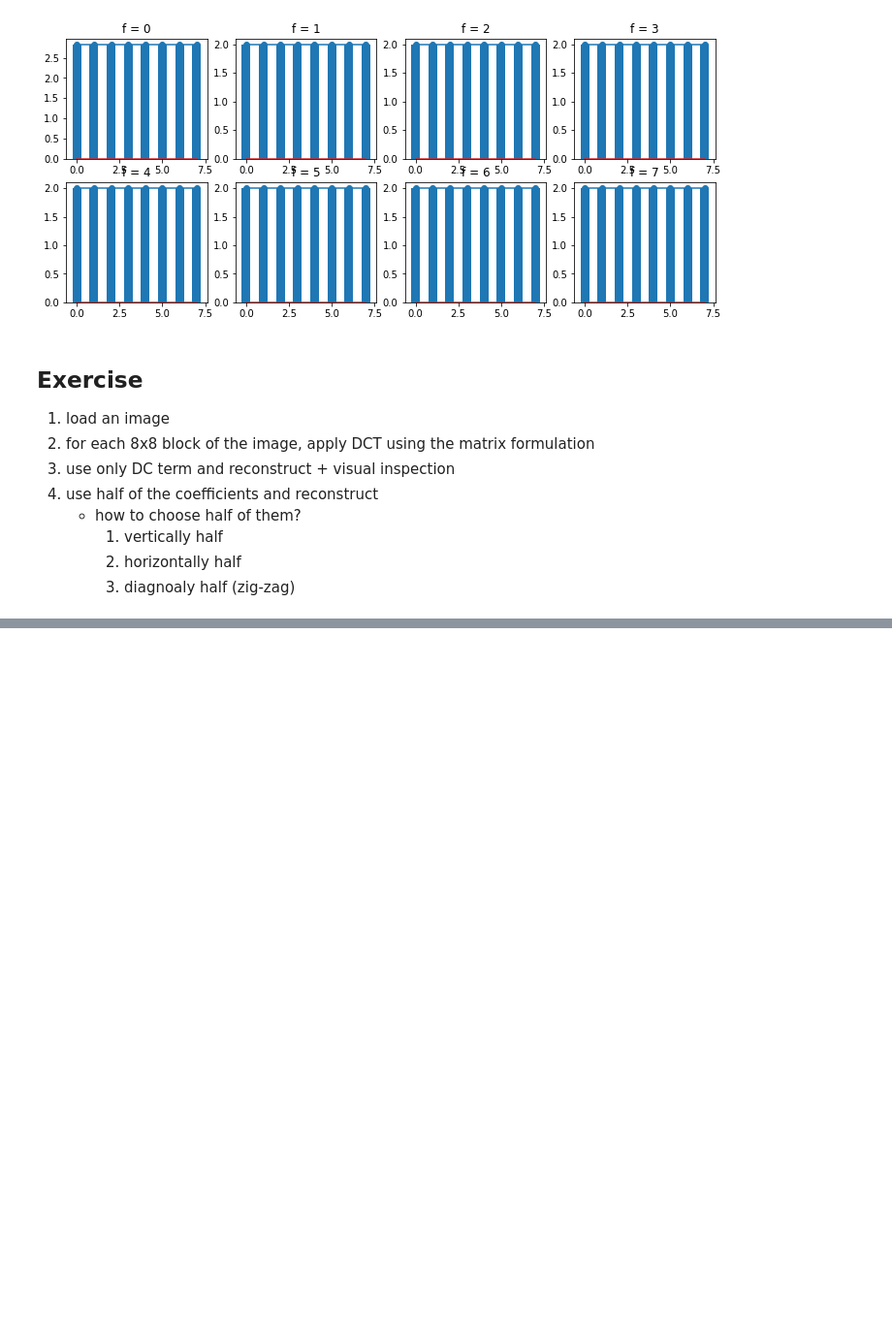
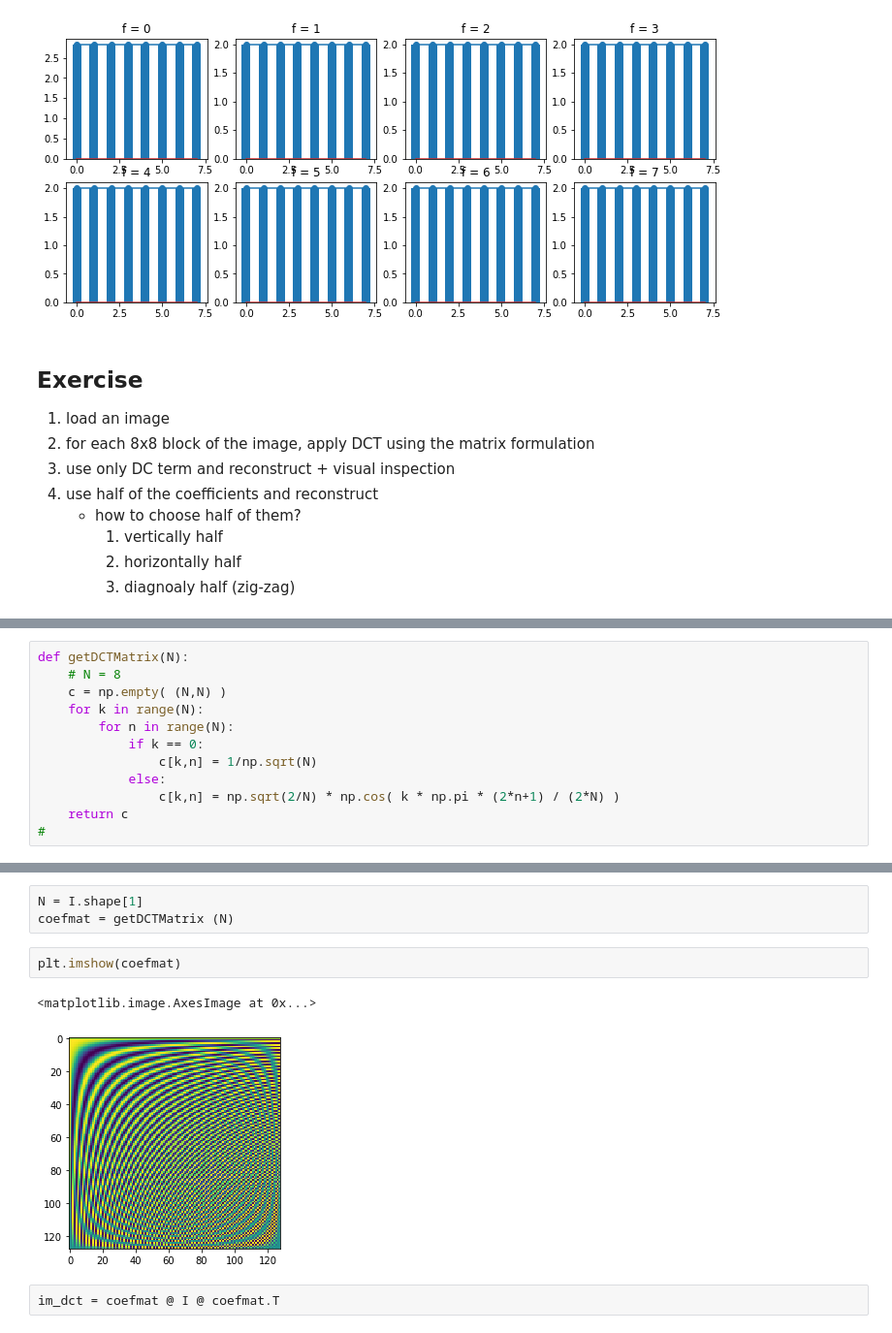
Before and after one commit to yongduek/cvip, a Jupyter notebook: FourierTransform.ipynb, the cells around one changed output, grey strips where cells are left out. Shown at 97% size. Drawn from its saved outputs; the diff is of its cells as text; blank space fills up the shorter version.

```diff
--- a/FourierTransform.ipynb
+++ b/FourierTransform.ipynb
@@ -340,0 +365,12 @@ pltsig(coefs2/c)
+# %%
+def getDCTMatrix(N):
+    # N = 8
+    c = np.empty( (N,N) )
+    for k in range(N):
+        for n in range(N):
+            if k == 0:
+                c[k,n] = 1/np.sqrt(N)
+            else:
+                c[k,n] = np.sqrt(2/N) * np.cos( k * np.pi * (2*n+1) / (2*N) )
+    return c
+#
@@ -340,0 +398,10 @@ pltsig(coefs2/c)
+# %%
+N = I.shape[1]
+coefmat = getDCTMatrix (N)
+# %%
+plt.imshow(coefmat)
+# %% [output]
+<matplotlib.image.AxesImage at 0x...>
+[figure, added]
+# %%
+im_dct = coefmat @ I @ coefmat.T
```
Also changed, not shown: parts of 47 cells of this notebook.
